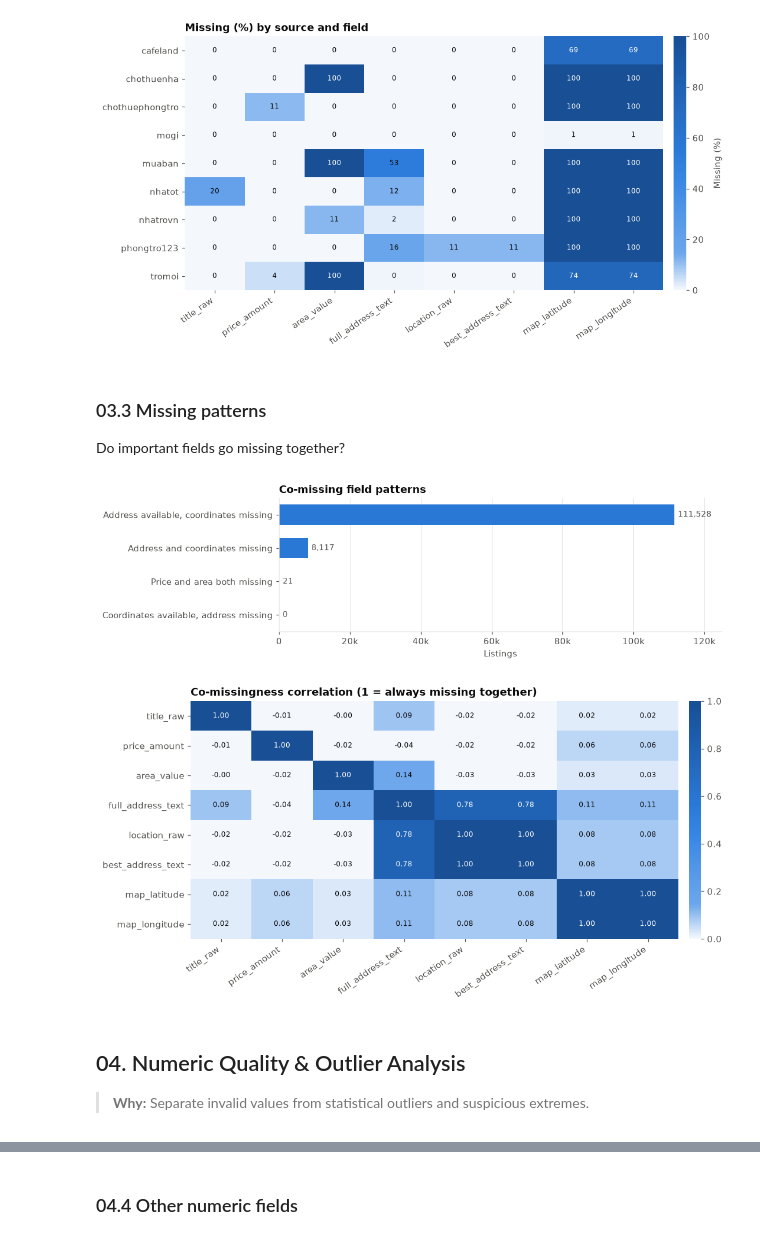
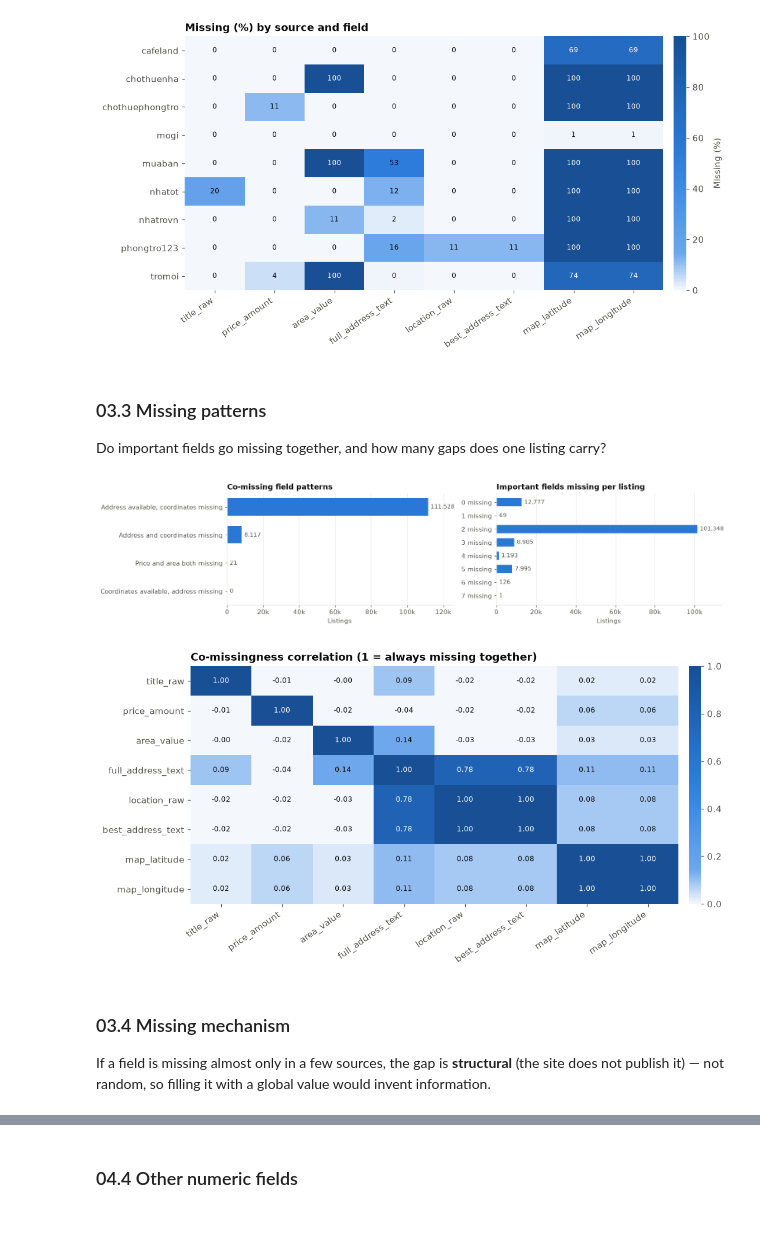
Before and after one commit to HauCoder2005/roombeacon-system, a Jupyter notebook: notebooks/01_roombeacon_eda.ipynb, the cells around one changed output, grey strips where cells are left out. Cells and saved outputs as stored; diff of their text form; code cells hidden in the pictures.

```diff
--- a/notebooks/01_roombeacon_eda.ipynb
+++ b/notebooks/01_roombeacon_eda.ipynb
@@ -394,39 +405,49 @@ plt.show()
 # %% [markdown]
 ### 03.3 Missing patterns
 
-Do important fields go missing together?
+Do important fields go missing together, and how many gaps does one listing carry?
 # %%
 coordinates_missing = missing_flags["map_latitude"] | missing_flags["map_longitude"]
 missing_patterns = pd.Series(
     {
         "Price and area both missing": (
             missing_flags["price_amount"] & missing_flags["area_value"]
         ).sum(),
         "Address available, coordinates missing": (
             ~missing_flags["best_address_text"] & coordinates_missing
         ).sum(),
         "Coordinates available, address missing": (
             missing_flags["best_address_text"] & ~coordinates_missing
         ).sum(),
         "Address and coordinates missing": (
             missing_flags["best_address_text"] & coordinates_missing
         ).sum(),
     }
 )
-bar_chart(missing_patterns, title="Co-missing field patterns", xlabel="Listings")
+missing_per_row = missing_flags[important_fields].sum(axis=1)
+fig, (left, right) = plt.subplots(1, 2, figsize=(14, 3.4))
+bar_chart(missing_patterns, title="Co-missing field patterns", xlabel="Listings", ax=left)
+bar_chart(
+    missing_per_row.value_counts().sort_index().rename(lambda n: f"{n} missing"),
+    sort=False,
+    title="Important fields missing per listing",
+    xlabel="Listings",
+    ax=right,
+)
+plt.tight_layout()
 plt.show()
 co_missingness = missing_flags[important_fields].astype(int).corr().fillna(0)
 heatmap(
     co_missingness,
     title="Co-missingness correlation (1 = always missing together)",
     fmt="{:.2f}",
     vmax=1,
 )
 plt.show()
 # %% [output]
-[figure, old version]
+[figure, new version]
 [figure]
-# %% [markdown]
-## 04. Numeric Quality & Outlier Analysis
-
-> **Why:** Separate invalid values from statistical outliers and suspicious extremes.
+# %% [markdown]
+### 03.4 Missing mechanism
+
+If a field is missing almost only in a few sources, the gap is **structural** (the site does not publish it) — not random, so filling it with a global value would invent information.
```
Also changed, not shown: parts of 30 cells of this notebook, 2 other files.
